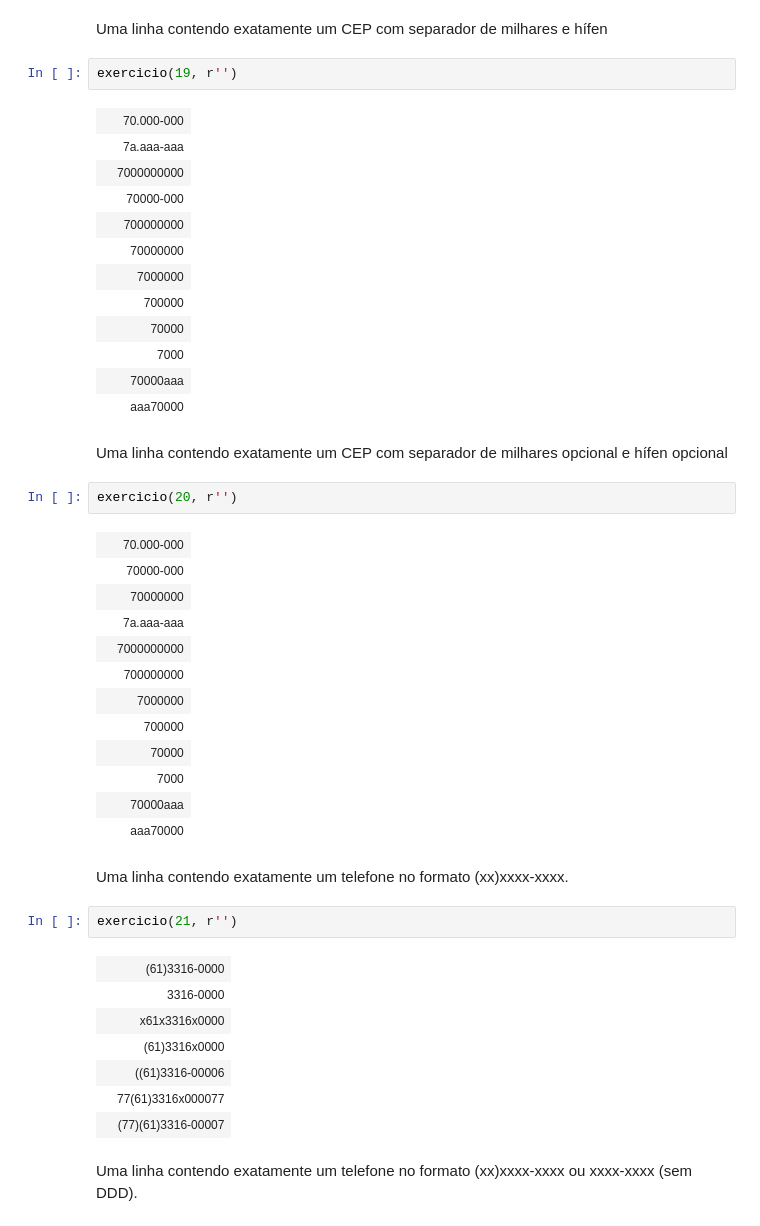
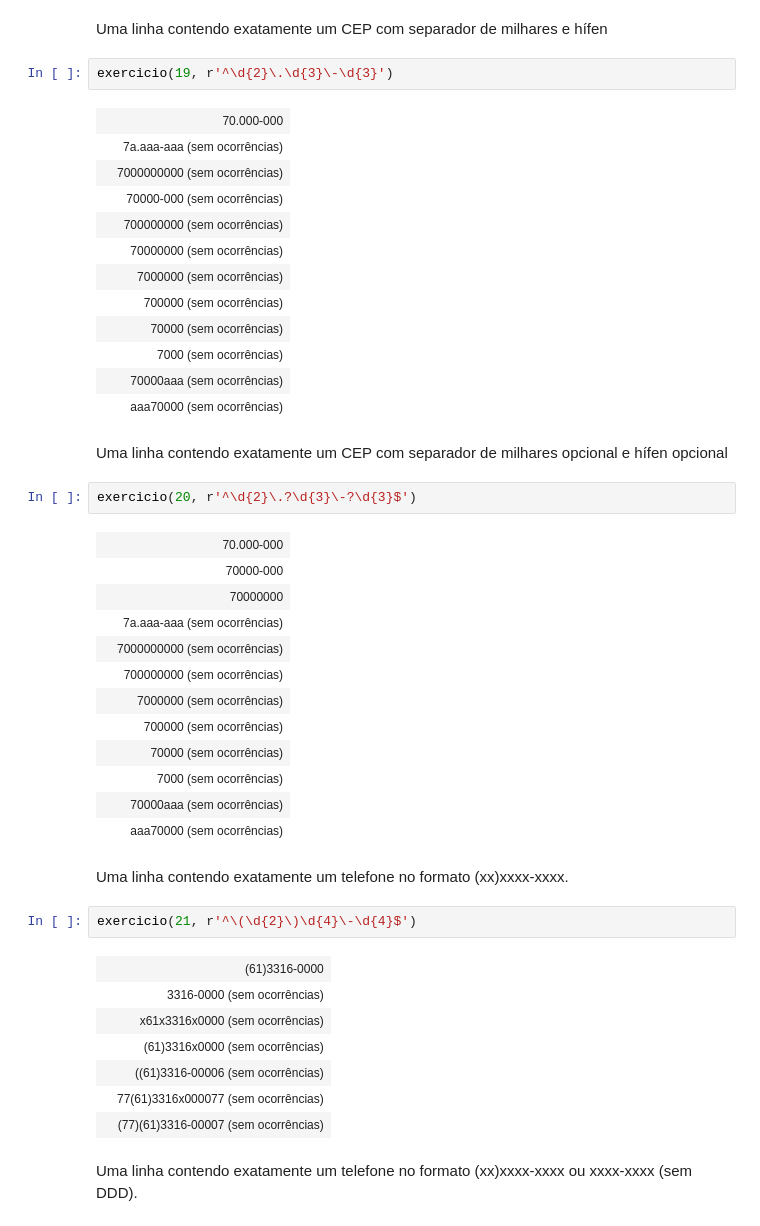
Before and after one commit to k3lvin-os/qads_execicio_obter_e_preparar_dados, a Jupyter notebook: QADS_Obtendo_e_Preparando_de_Dados_exercícios.ipynb, the cells around one changed output. Saved outputs shown, nothing was run; the diff lists cells and outputs as text.

```diff
--- a/QADS_Obtendo_e_Preparando_de_Dados_exercícios.ipynb
+++ b/QADS_Obtendo_e_Preparando_de_Dados_exercícios.ipynb
@@ -380,49 +380,49 @@ exercicio(18, r'')
 # %% [markdown]
 Uma linha contendo exatamente um CEP com separador de milhares e hífen
 # %%
-exercicio(19, r'')
+exercicio(19, r'^\d{2}\.\d{3}\-\d{3}')
 # %% [output]
 |  | 70.000-000 |
-|  | 7a.aaa-aaa |
-|  | 7000000000 |
-|  | 70000-000 |
-|  | 700000000 |
-|  | 70000000 |
-|  | 7000000 |
-|  | 700000 |
-|  | 70000 |
-|  | 7000 |
-|  | 70000aaa |
-|  | aaa70000 |
+|  | 7a.aaa-aaa (sem ocorrências) |
+|  | 7000000000 (sem ocorrências) |
+|  | 70000-000 (sem ocorrências) |
+|  | 700000000 (sem ocorrências) |
+|  | 70000000 (sem ocorrências) |
+|  | 7000000 (sem ocorrências) |
+|  | 700000 (sem ocorrências) |
+|  | 70000 (sem ocorrências) |
+|  | 7000 (sem ocorrências) |
+|  | 70000aaa (sem ocorrências) |
+|  | aaa70000 (sem ocorrências) |
 # %% [markdown]
 Uma linha contendo exatamente um CEP com separador de milhares opcional e hífen opcional
 # %%
-exercicio(20, r'')
+exercicio(20, r'^\d{2}\.?\d{3}\-?\d{3}$')
 # %% [output]
 |  | 70.000-000 |
 |  | 70000-000 |
 |  | 70000000 |
-|  | 7a.aaa-aaa |
-|  | 7000000000 |
-|  | 700000000 |
-|  | 7000000 |
-|  | 700000 |
-|  | 70000 |
-|  | 7000 |
-|  | 70000aaa |
-|  | aaa70000 |
+|  | 7a.aaa-aaa (sem ocorrências) |
+|  | 7000000000 (sem ocorrências) |
+|  | 700000000 (sem ocorrências) |
+|  | 7000000 (sem ocorrências) |
+|  | 700000 (sem ocorrências) |
+|  | 70000 (sem ocorrências) |
+|  | 7000 (sem ocorrências) |
+|  | 70000aaa (sem ocorrências) |
+|  | aaa70000 (sem ocorrências) |
 # %% [markdown]
 Uma linha contendo exatamente um telefone no formato (xx)xxxx-xxxx.
 # %%
-exercicio(21, r'')
+exercicio(21, r'^\(\d{2}\)\d{4}\-\d{4}$')
 # %% [output]
 |  | (61)3316-0000 |
-|  | 3316-0000 |
-|  | x61x3316x0000 |
-|  | (61)3316x0000 |
-|  | ((61)3316-00006 |
-|  | 77(61)3316x000077 |
-|  | (77)(61)3316-00007 |
+|  | 3316-0000 (sem ocorrências) |
+|  | x61x3316x0000 (sem ocorrências) |
+|  | (61)3316x0000 (sem ocorrências) |
+|  | ((61)3316-00006 (sem ocorrências) |
+|  | 77(61)3316x000077 (sem ocorrências) |
+|  | (77)(61)3316-00007 (sem ocorrências) |
 # %% [markdown]
 Uma linha contendo exatamente um telefone no formato (xx)xxxx-xxxx ou xxxx-xxxx (sem DDD).
 # %%
```
Also changed, not shown: parts of 5 cells of this notebook.
